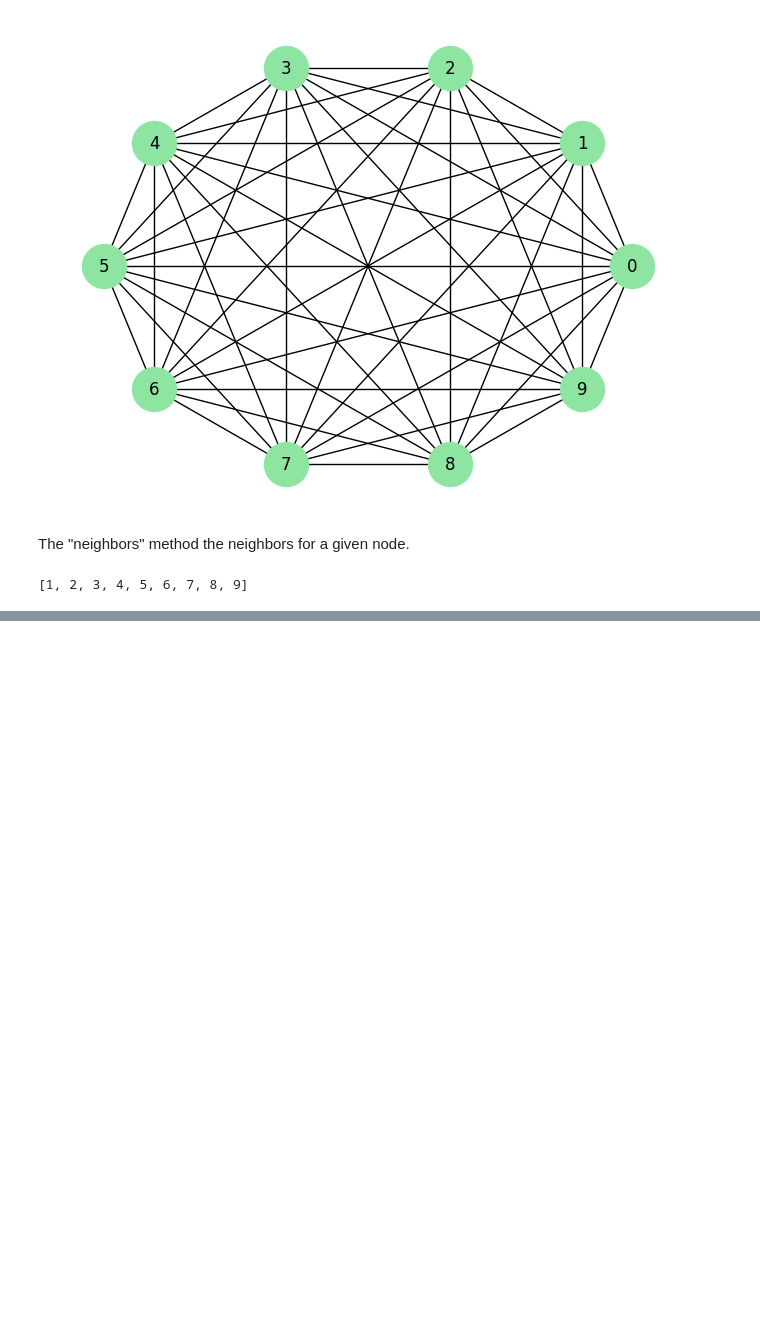
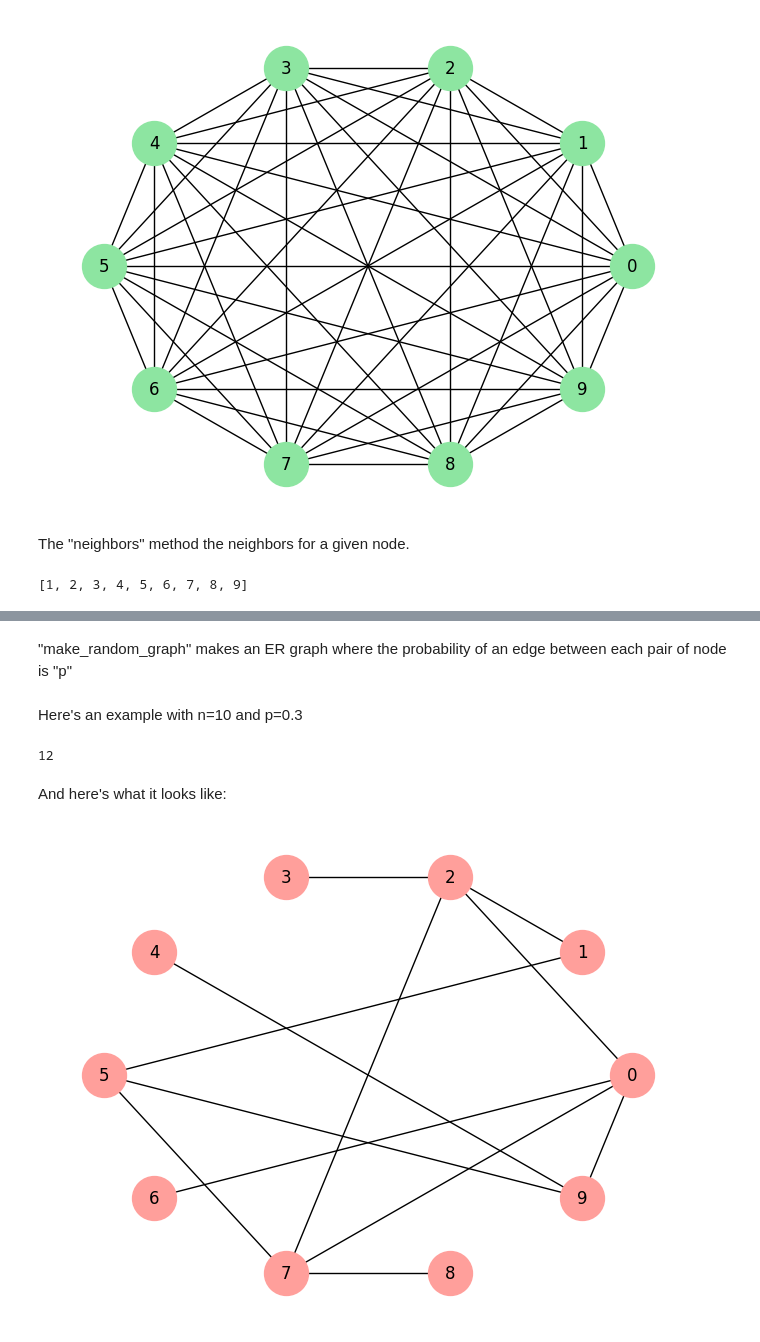
Before and after one commit to joaoholandaa/redes-complexas, a Jupyter notebook: graphs.ipynb, the cells around one changed output, grey strips where cells are left out. Saved outputs shown, nothing was run; the diff lists cells and outputs as text; code cells hidden in the pictures; blank space fills up the shorter version.

```diff
--- a/graphs.ipynb
+++ b/graphs.ipynb
@@ -137,0 +142,3 @@ list(complete.neighbors(0))
+# %%
+def flip(p):
+  return np.random.random() < p
@@ -137,0 +147,32 @@ list(complete.neighbors(0))
+# %%
+def random_pairs(nodes, p):
+  for edge in all_pairs(nodes):
+    if flip(p):
+      yield edge
+# %% [markdown]
+"make_random_graph" makes an ER graph where the probability of an edge between each pair of node is "p"
+# %%
+def make_random_graph(n, p):
+  G = nx.Graph()
+  nodes = range(n)
+  G.add_nodes_from(nodes)
+  G.add_edges_from(random_pairs(nodes, p))
+  return G
+# %% [markdown]
+Here's an example with n=10 and p=0.3
+# %%
+np.random.seed(10)
+
+random_graph = make_random_graph(10, 0.3)
+len(random_graph.edges())
+# %% [output]
+12
+# %% [markdown]
+And here's what it looks like:
+# %%
+nx.draw_circular(random_graph,
+                 node_color='C3',
+                 node_size=1000,
+                 with_labels=True)
+# %% [output]
+[figure, added]
```
Also changed, not shown: parts of 2 cells of this notebook.
